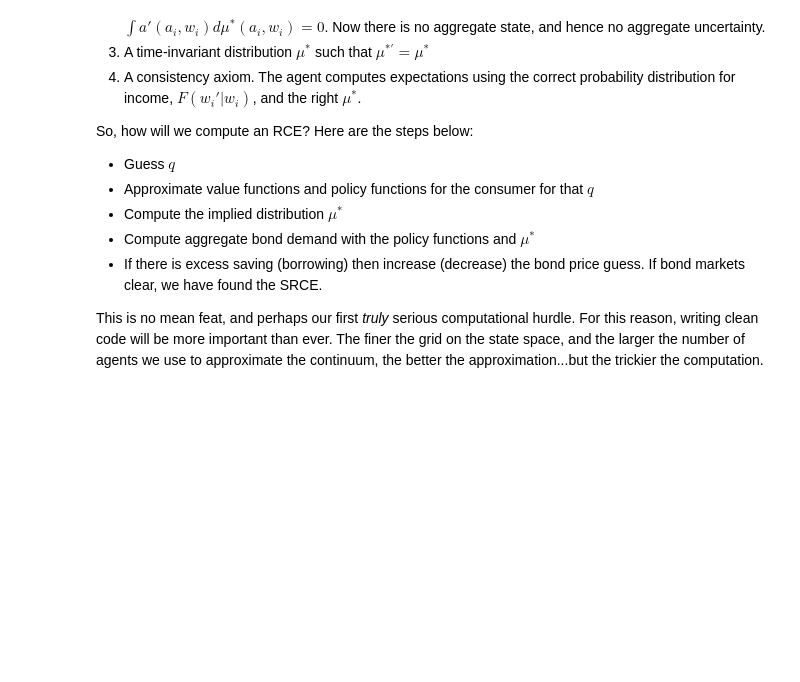
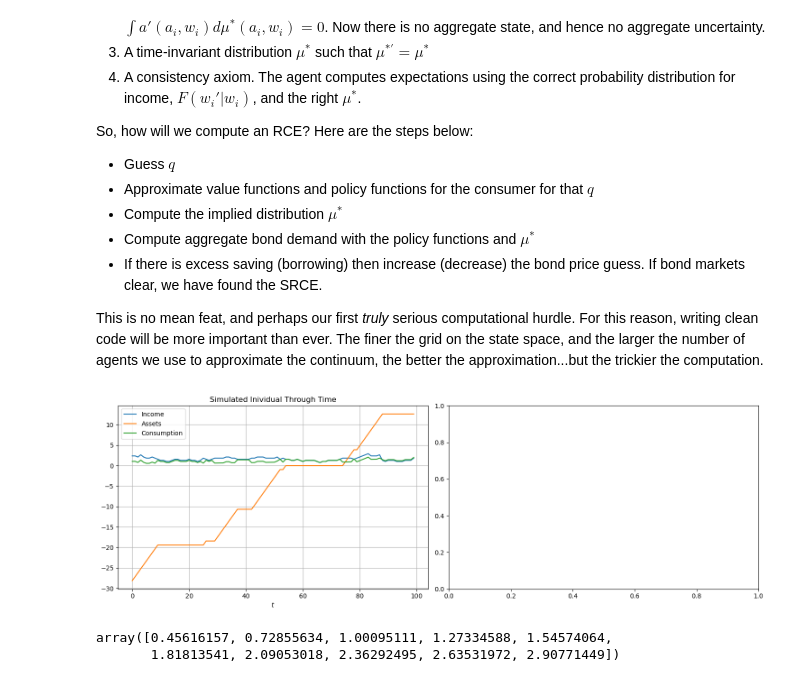
Before and after one commit to dandoreyrodriguez/computation_for_dynamic_programming, a Jupyter notebook: class_2.ipynb, the cells around one changed output. Saved outputs shown, nothing was run; the diff lists cells and outputs as text; code cells hidden in the pictures; blank space fills up the shorter version.

```diff
--- a/class_2.ipynb
+++ b/class_2.ipynb
@@ -534,14 +534,14 @@ def bellman_step(V_old, w_grid, a_grid, q, P_w, beta, gamma):
                 for j_next in range(w_grid.shape[0]):
                     # add contribution of every state
                     exp_value += V_old[i_next, j_next] * P_w[j, j_next]
-                    # compute implied value today
-                    value = u + beta * exp_value
-                    # if better than max so far replace it, if not skip
-                    if value > max_value:
-                        # update max value
-                        max_value = value
-                        # update the policy function
-                        a_next_holder = a_grid[i_next]
+                # compute implied value today
+                value = u + beta * exp_value
+                # if better than max so far replace it, if not skip
+                if value > max_value:
+                    # update max value
+                    max_value = value
+                    # update the policy function
+                    a_next_holder = a_grid[i_next]
             # return value function for that (a,w)
             V_new[i,j] = max_value
             # return policy function for that (a,w)
@@ -553,7 +553,7 @@ def bellman_step(V_old, w_grid, a_grid, q, P_w, beta, gamma):
 @njit
 def VFI_PIM(N_a, m_a, w_grid, q, P_w, alpha, beta, gamma, threshold):
     # compute the actual borrowing constraint faced by the consumer
-    borr_actual = - (alpha + np.min(w_grid))/(1-q)
+    borr_actual = - (np.min(w_grid))/(1-q)
     # calculate the a_grid
     a_grid = np.linspace(borr_actual, m_a * np.max(w_grid), N_a)
     # initialise
@@ -612,8 +612,8 @@ def excess_savings(mu_initial, N_a, m_a, w_grid, q, P_w, alpha, beta, gamma, thr
     return V_new, a_next, a_grid, aggregate_saving
 
 class PIM:
-    def __init__(self, N_a, N_w, m_a=5, m_w=3, alpha=0.3, beta=0.98, gamma=1,
-                 rho=0.95, sigma=0.15, threshold=1e-4):
+    def __init__(self, N_a, N_w, m_a=3, m_w=2, alpha=0.1, beta=0.96, gamma=1.5,
+                 rho=0.85, sigma=0.2, threshold=1e-5):
 
         # Parameters
         self.N_a, self.N_w = N_a, N_w
@@ -635,32 +635,84 @@ class PIM:
         # Solution containers
         self.a_grid = None
         self.q_f = None
         self.V_f = None
         self.a_next_f = None
+        self.individual_income, self.individual_assets, self.individual_consumption, self.individual_T = None, None, None, None
 
     def __agg_savings(self,q):
         _ , _ , _ , agg_savings = excess_savings(self.mu_initial, self.N_a, self.m_a, self.w_grid, q, self.P_w, self.alpha, self.beta, self.gamma, self.threshold)
         return agg_savings
 
-    def solve_for_equilibrium_q(self, q_min = 0.90, q_max = 0.99):
+    def solve_for_equilibrium_q(self, q_min = 0.1, q_max = 0.99):
 
         def obj(q):
             return self.__agg_savings(q)
 
         if np.sign(obj(q_min)) == np.sign(obj(q_max)):
             raise ValueError("Root not bracketed: try adjusting q_min and q_max.")
 
 
         q_star = brentq(obj, q_min, q_max)
 
         # return the full model for that q^*
         V_f, a_next_f, a_grid, _ = excess_savings(self.mu_initial, self.N_a, self.m_a, self.w_grid, q_star, self.P_w, self.alpha, self.beta, self.gamma, self.threshold)
 
         # update attributes
         self.a_grid = a_grid
         self.V_f = V_f
         self.a_next_f = a_next_f
         self.q_f = q_star
 
-PIM_ex1 = PIM(20,10)
+    def simulate_individual(self, T = 100):
+        # make sure the model has been solved
+        if self.V_f is None:
+            raise ValueError('You must run .solve_for_equilibrium() first.')
+        # initialise indices
+        a_index = 5 # starts with min assets
+        w_index = np.random.choice(self.w_grid.shape[0])
+        # initialise a list which will catch realisations
+        income = []
+        assets = []
+        consumption = []
+        # set in motion
+        for _ in range(T):
+            # set within loop values
+            a = self.a_grid[a_index]
+            w = self.w_grid[w_index]
+            a_next = self.a_next_f[a_index, w_index]
+            c = a + w - self.q_f * a_next
+            # add to the arrays
+            income.append(w)
+            assets.append(a)
+            consumption.append(c)
+            # move to next period
+            a_index = np.argmin(np.abs(self.a_grid - a_next))
+            w_index = np.random.choice(self.w_grid.shape[0], p = self.P_w[w_index])
+        # update attributes
+        self.individual_T = T
+        self.individual_income = np.array(income)
+        self.individual_assets = np.array(assets)
+        self.individual_consumption = np.array(consumption)
+
+PIM_ex1 = PIM(50,10)
 PIM_ex1.solve_for_equilibrium_q()
+PIM_ex1.simulate_individual()
+
+# initialize the figure
+fig_4, axs_4 = plt.subplots(1, 2, figsize=(15, 5))
+# ex-post returns
+axs_4[0].set_title('Simulated Inividual Through Time')
+axs_4[0].plot(range(PIM_ex1.individual_T), PIM_ex1.individual_income, label='Income')
+axs_4[0].plot(range(PIM_ex1.individual_T), PIM_ex1.individual_assets, label='Assets')
+axs_4[0].plot(range(PIM_ex1.individual_T), PIM_ex1.individual_consumption, label='Consumption')
+axs_4[0].set_xlabel(rf"$t$")
+axs_4[0].legend()
+axs_4[0].grid()
+
+
+plt.tight_layout()
+plt.show()
+# %% [output]
+[figure, added]
+array([0.45616157, 0.72855634, 1.00095111, 1.27334588, 1.54574064,
+       1.81813541, 2.09053018, 2.36292495, 2.63531972, 2.90771449])
```
